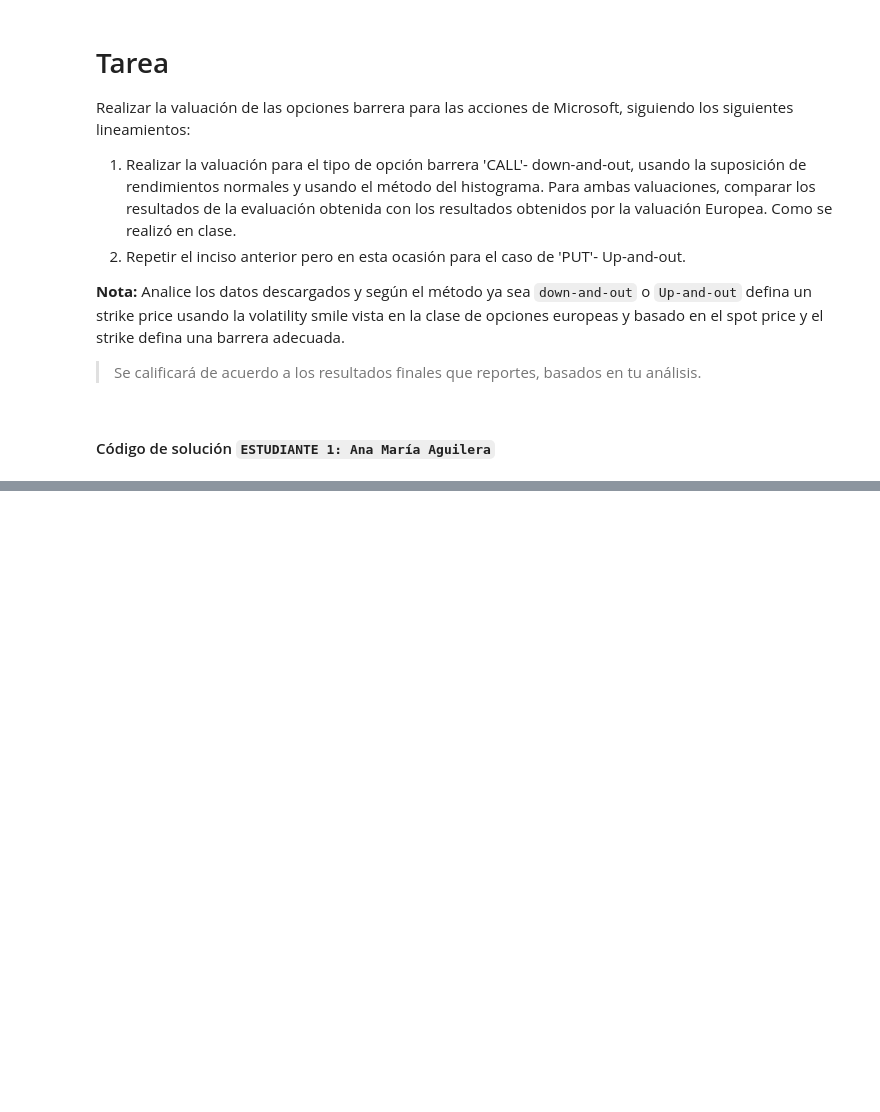
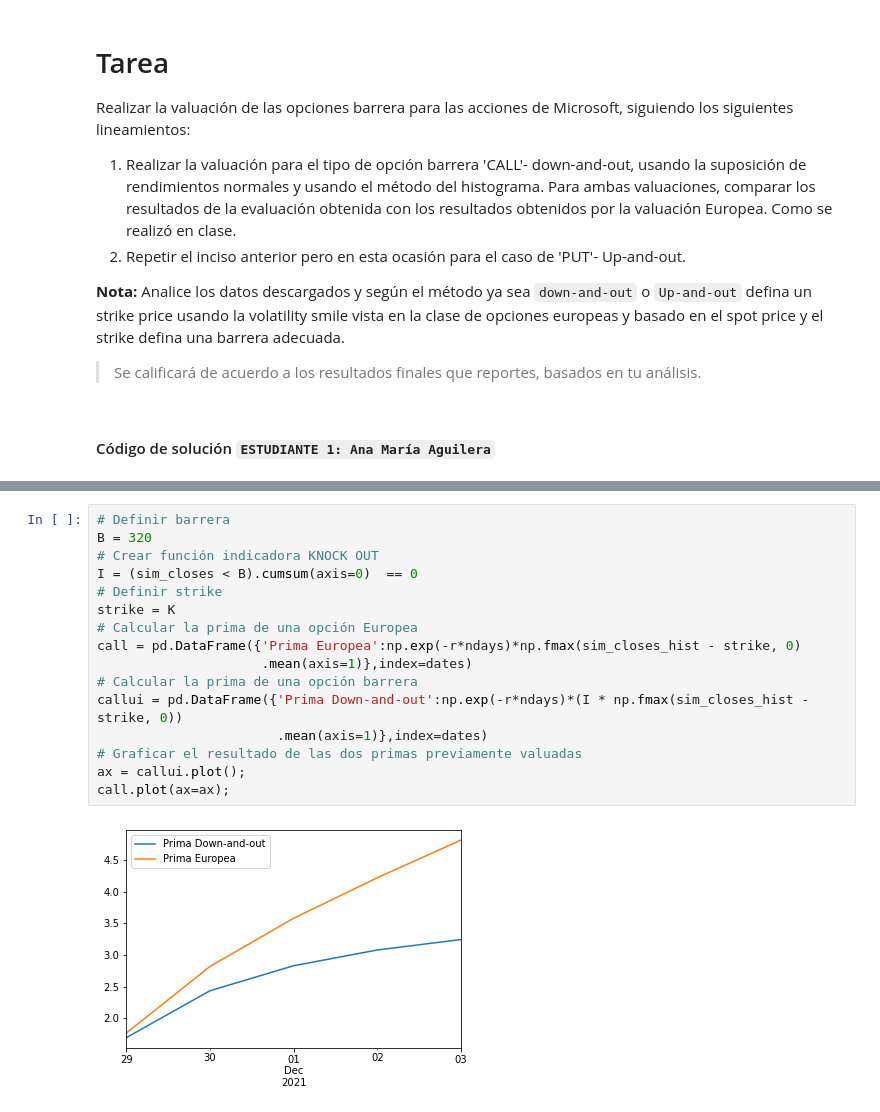
Before and after one commit to EMarquez7/Tarea10_AMAguilera_EMarquez, a Jupyter notebook: Tarea10_AMAguilera_EMarquez.ipynb, the cells around one changed output, grey strips where cells are left out. Saved outputs shown, nothing was run; the diff lists cells and outputs as text; blank space fills up the shorter version.

```diff
--- a/Tarea10_AMAguilera_EMarquez.ipynb
+++ b/Tarea10_AMAguilera_EMarquez.ipynb
@@ -30,0 +238,18 @@ Realizar la valuación de las opciones barrera para las acciones de Microsoft, s
+# %%
+# Definir barrera
+B = 320
+# Crear función indicadora KNOCK OUT
+I = (sim_closes < B).cumsum(axis=0)  == 0
+# Definir strike
+strike = K
+# Calcular la prima de una opción Europea
+call = pd.DataFrame({'Prima Europea':np.exp(-r*ndays)*np.fmax(sim_closes_hist - strike, 0)
+                     .mean(axis=1)},index=dates)
+# Calcular la prima de una opción barrera
+callui = pd.DataFrame({'Prima Down-and-out':np.exp(-r*ndays)*(I * np.fmax(sim_closes_hist - strike, 0))
+                       .mean(axis=1)},index=dates)
+# Graficar el resultado de las dos primas previamente valuadas
+ax = callui.plot();
+call.plot(ax=ax);
+# %% [output]
+[figure, added]
```
Also changed, not shown: parts of 55 cells of this notebook.
